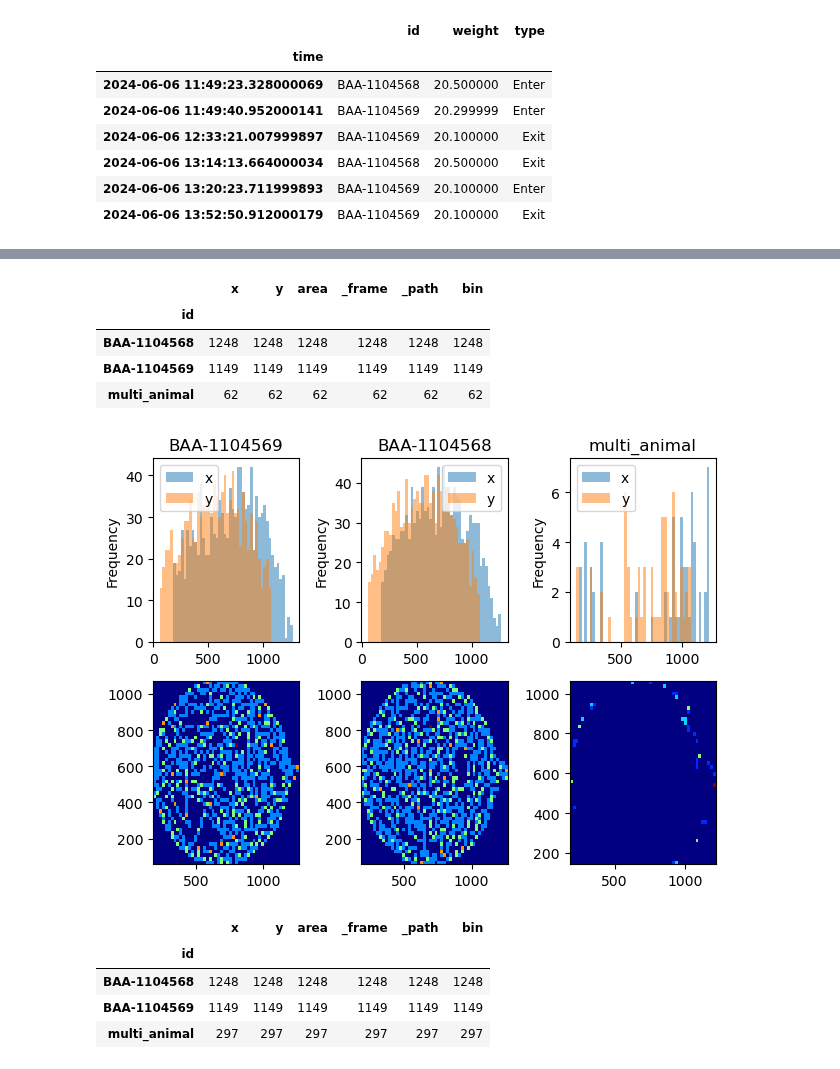
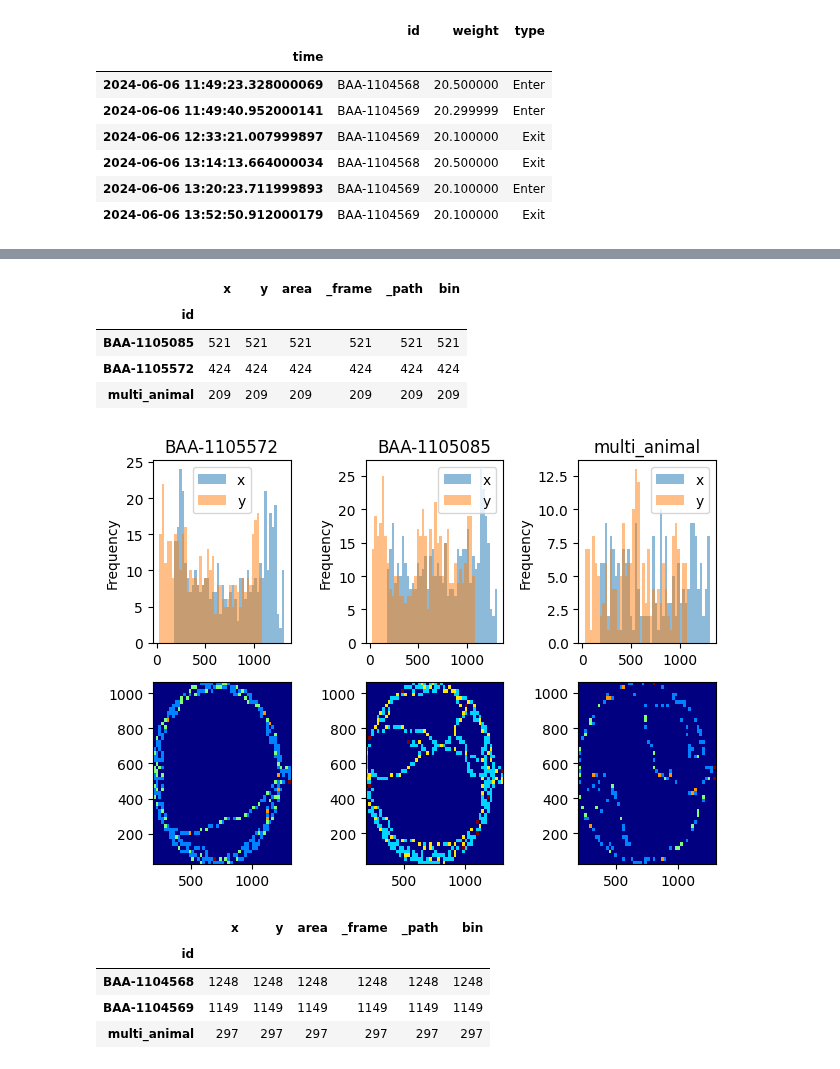
Before and after one commit to SainsburyWellcomeCentre/aeon_scratchpad, a Jupyter notebook: aeon_analysis/social/aeon_sleap.ipynb, the cells around one changed output, grey strips where cells are left out. Drawn from its saved outputs; the diff is of its cells as text; code cells hidden in the pictures.

Commit message:
Add social ephys test dict

```diff
--- a/aeon_analysis/social/aeon_sleap.ipynb
+++ b/aeon_analysis/social/aeon_sleap.ipynb
@@ -716,6 +716,25 @@ aeon3_social_060624 = {
     },
     "session": "aeon3_social_060624",
 }
+
+aeon3_social_ephys_test = {
+    "root": "Z:/aeon/data/raw/AEON3/model-training/",
+    "subjects": {
+        "BAA-1105572": {  # with tether, no tattoo
+            "start": pd.Timestamp("1904-01-06 18:50:00"),
+            "end": pd.Timestamp("1904-01-06 19:22:00"),
+        },
+        "BAA-1105085": {  # no tether, tattooed
+            "start": pd.Timestamp("1904-01-06 19:29:00"),
+            "end": pd.Timestamp("1904-01-06 20:23:00"),
+        },
+        "multi_animal": {
+            "start": pd.Timestamp("1904-01-06 20:27:00"),
+            "end": pd.Timestamp("1904-01-06 21:00:00"),
+        },
+    },
+    "session": "aeon3_social_ephys_test",
+}
 # %%
 # Use subject states and environment states timestamps to get
 # the start and end times for populating the dictionary
@@ -761,14 +780,14 @@ aeon_api.load(
 # %%
 # extract single + multi-animal frames
-all_subj_data = create_session_dataset(aeon4_social_060624)
+all_subj_data = create_session_dataset(aeon3_social_ephys_test)
 all_subj_data.groupby(["id"]).count()
 # %% [output]
 |  | x | y | area | _frame | _path | bin |
 | id |  |  |  |  |  |  |
-| BAA-1104568 | 1248 | 1248 | 1248 | 1248 | 1248 | 1248 |
-| BAA-1104569 | 1149 | 1149 | 1149 | 1149 | 1149 | 1149 |
-| multi_animal | 62 | 62 | 62 | 62 | 62 | 62 |
+| BAA-1105085 | 521 | 521 | 521 | 521 | 521 | 521 |
+| BAA-1105572 | 424 | 424 | 424 | 424 | 424 | 424 |
+| multi_animal | 209 | 209 | 209 | 209 | 209 | 209 |
-[figure, old version]
+[figure, new version]
 # %%
 # OPTIONAL: Sample additional multi_animal data (without area threshold, i.e. animals are not close to each other)
 subj_dict = {
```
Also changed, not shown: parts of 6 cells of this notebook.
